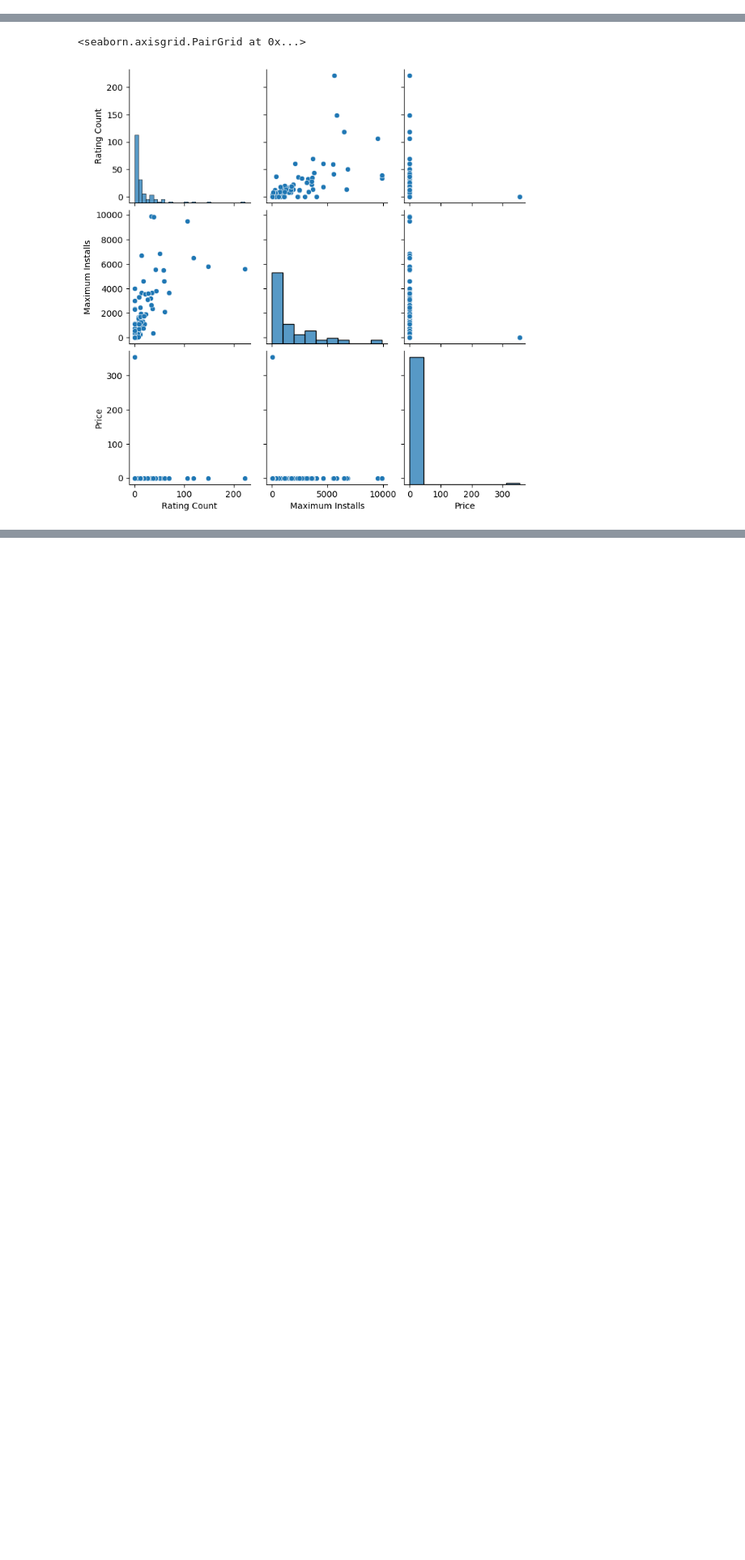
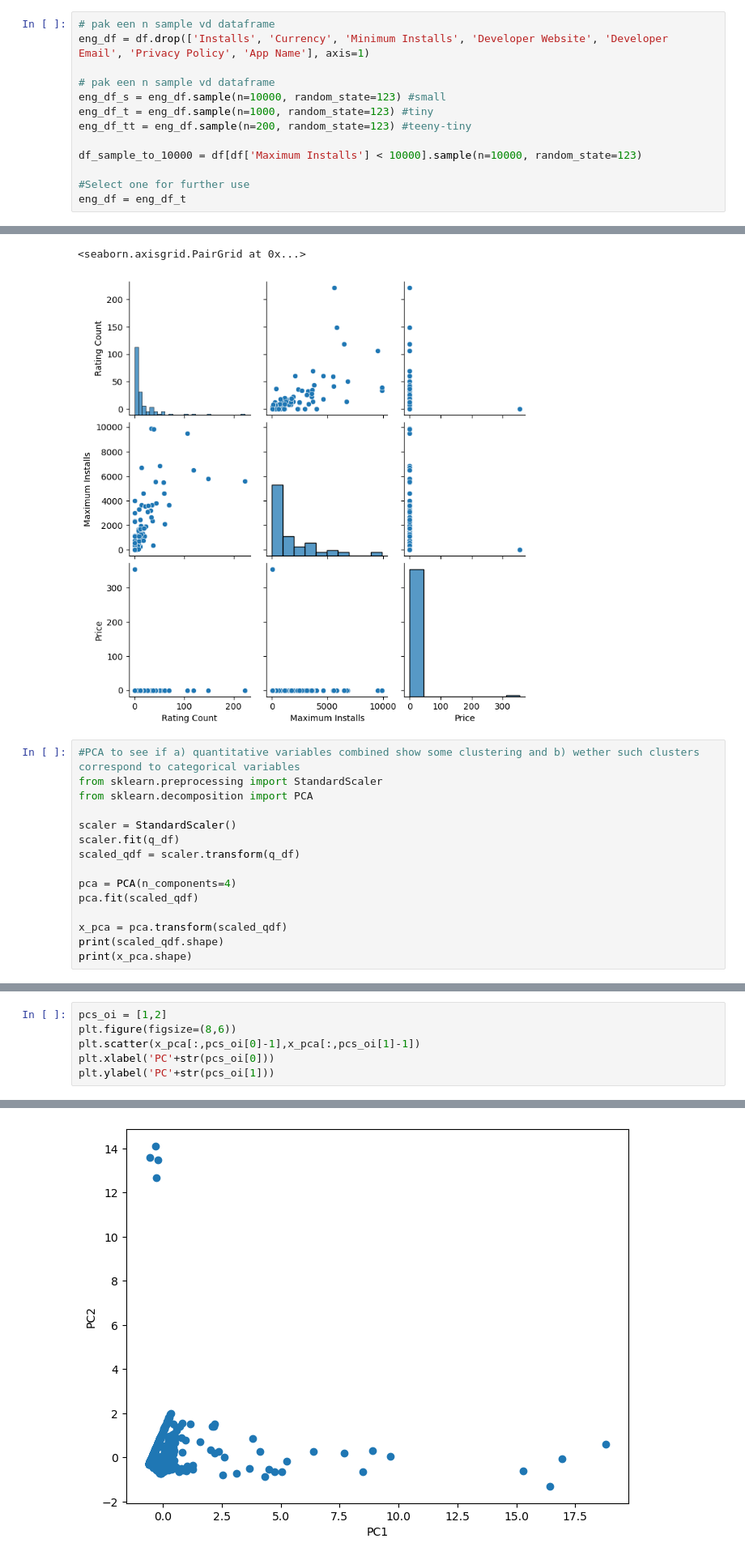
Before and after one commit to LSpekschoor/SDP_PO_123, a Jupyter notebook: scripts/Analyse.ipynb, the cells around one changed output, grey strips where cells are left out. Shown at 81% size. Cells and saved outputs as stored; diff of their text form; blank space fills up the shorter version.

```diff
--- a/scripts/Analyse.ipynb
+++ b/scripts/Analyse.ipynb
@@ -111,3 +120,16 @@ Rating Count        0.547571
 Minimum Installs    0.954037
 Maximum Installs    1.000000
 Name: Maximum Installs, dtype: float64
+# %%
+# pak een n sample vd dataframe
+eng_df = df.drop(['Installs', 'Currency', 'Minimum Installs', 'Developer Website', 'Developer Email', 'Privacy Policy', 'App Name'], axis=1)
+
+# pak een n sample vd dataframe
+eng_df_s = eng_df.sample(n=10000, random_state=123) #small
+eng_df_t = eng_df.sample(n=1000, random_state=123) #tiny
+eng_df_tt = eng_df.sample(n=200, random_state=123) #teeny-tiny
+
+df_sample_to_10000 = df[df['Maximum Installs'] < 10000].sample(n=10000, random_state=123)
+
+#Select one for further use
+eng_df = eng_df_t
@@ -312,3 +334,18 @@ sns.pairplot(df_sample_to_10000[['Rating Count', 'Maximum Installs', 'Price']])
 # %% [output]
 <seaborn.axisgrid.PairGrid at 0x...>
 [figure]
+# %%
+#PCA to see if a) quantitative variables combined show some clustering and b) wether such clusters correspond to categorical variables
+from sklearn.preprocessing import StandardScaler
+from sklearn.decomposition import PCA
+
+scaler = StandardScaler()
+scaler.fit(q_df)
+scaled_qdf = scaler.transform(q_df)
+
+pca = PCA(n_components=4)
+pca.fit(scaled_qdf)
+
+x_pca = pca.transform(scaled_qdf)
+print(scaled_qdf.shape)
+print(x_pca.shape)
@@ -314,0 +355,7 @@ sns.pairplot(df_sample_to_10000[['Rating Count', 'Maximum Installs', 'Price']])
+# %%
+pcs_oi = [1,2]
+plt.figure(figsize=(8,6))
+plt.scatter(x_pca[:,pcs_oi[0]-1],x_pca[:,pcs_oi[1]-1])
+plt.xlabel('PC'+str(pcs_oi[0]))
+plt.ylabel('PC'+str(pcs_oi[1]))
+# %% [output]
@@ -314,0 +363 @@ sns.pairplot(df_sample_to_10000[['Rating Count', 'Maximum Installs', 'Price']])
+[figure, added]
```
Also changed, not shown: parts of 35 cells of this notebook.
